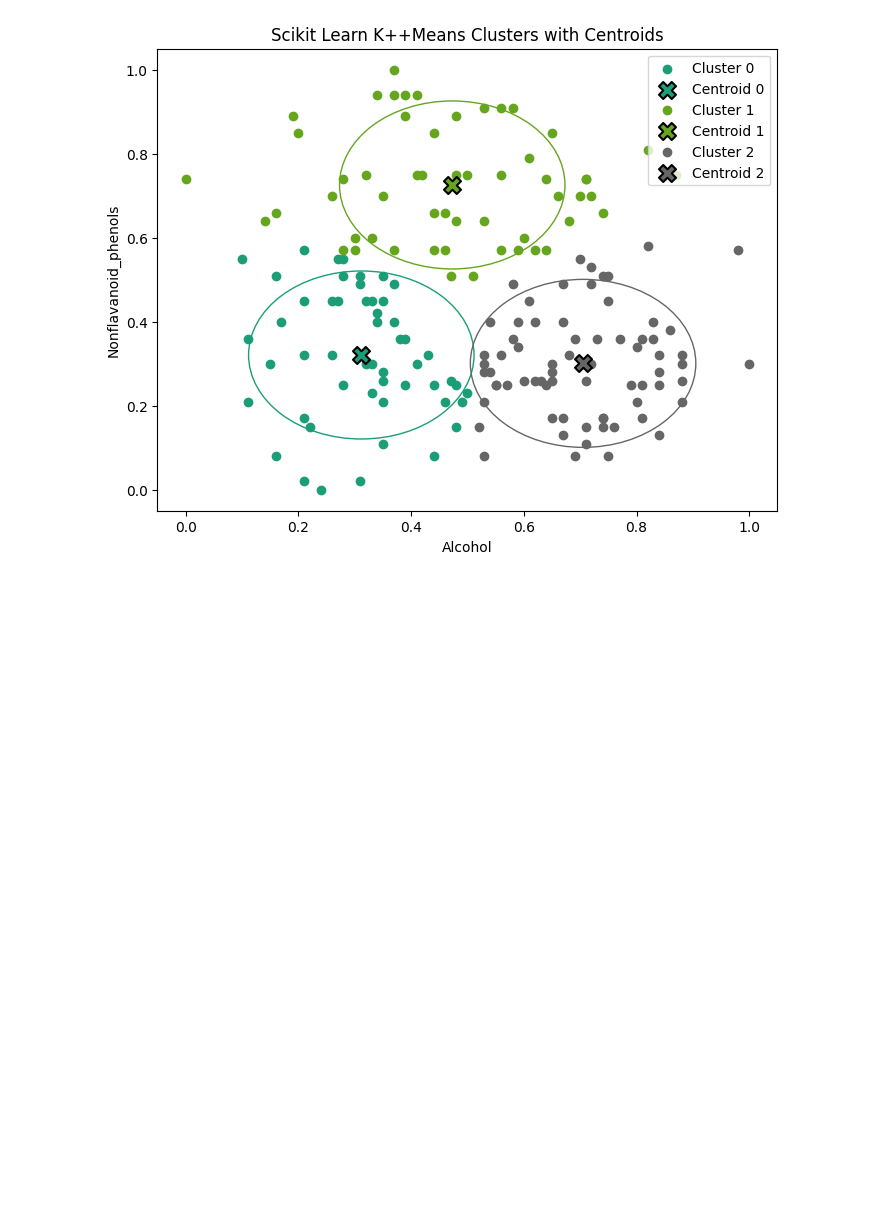
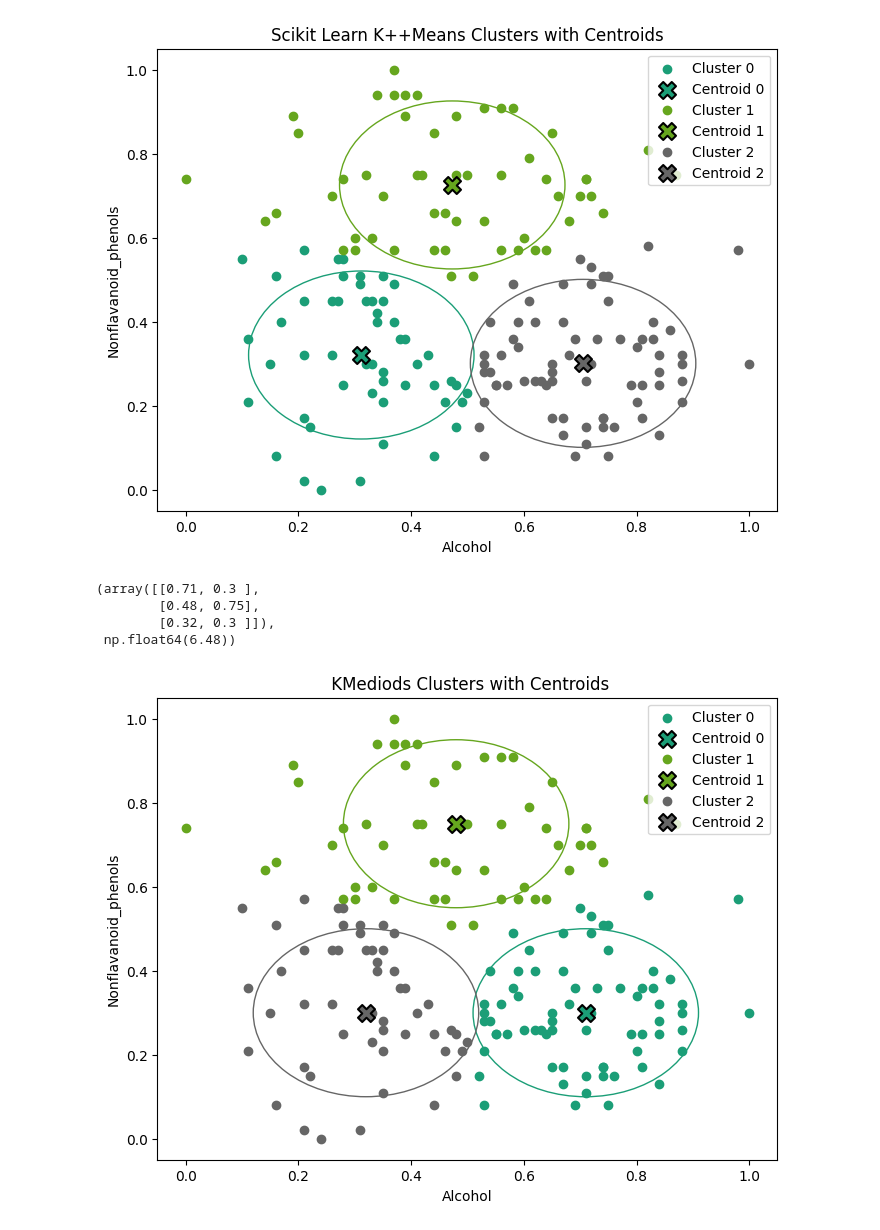
Before and after one commit to modelverseml/ml_clustering, a Jupyter notebook: ml_custering.ipynb, the cells around one changed output. Cells and saved outputs as stored; diff of their text form; code cells hidden in the pictures; blank space fills up the shorter version.

```diff
--- a/ml_custering.ipynb
+++ b/ml_custering.ipynb
@@ -244,3 +244,24 @@ plot_clusters(wine_metrics_df,scikit_kppmeans_centers,scikit_kppmeans_clusters,
               )
 # %% [output]
 [figure]
+# %%
+# reload the whole module
+import kmedoids
+importlib.reload(kmedoids)
+from kmedoids import KMedoids
+
+
+manual_kmediods_algo = KMedoids(n_clusters = number_of_clusters, data = wine_metrics_df)
+manual_kmediods_inertia,manual_kmediods_centers,manual_kmediods_clusters = manual_kmediods_algo.assign_medoids()
+manual_kmediods_centers,manual_kmediods_inertia
+# %% [output]
+(array([[0.71, 0.3 ],
+        [0.48, 0.75],
+        [0.32, 0.3 ]]),
+ np.float64(6.48))
+# %%
+plot_clusters(wine_metrics_df,manual_kmediods_centers,manual_kmediods_clusters,
+              " KMediods Clusters with Centroids"
+              )
+# %% [output]
+[figure, added]
```
Also changed, not shown: parts of 9 cells of this notebook, 4 other files.
